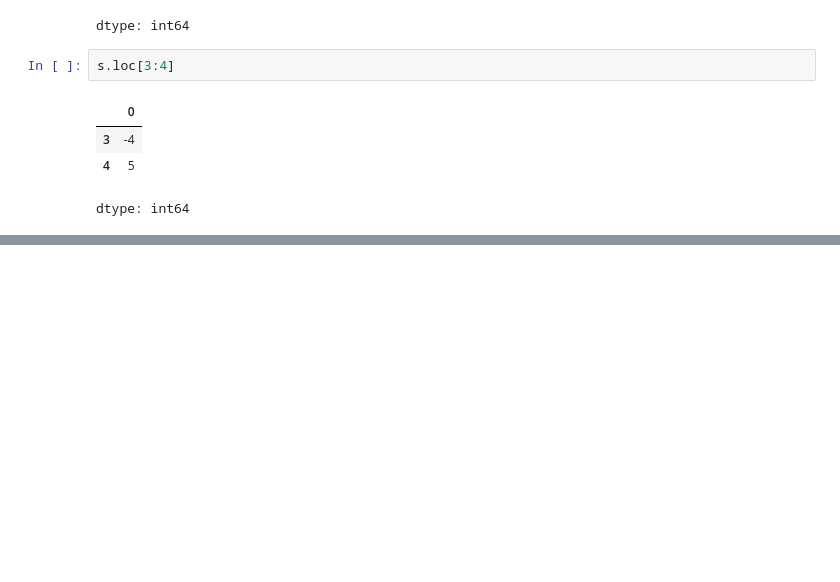
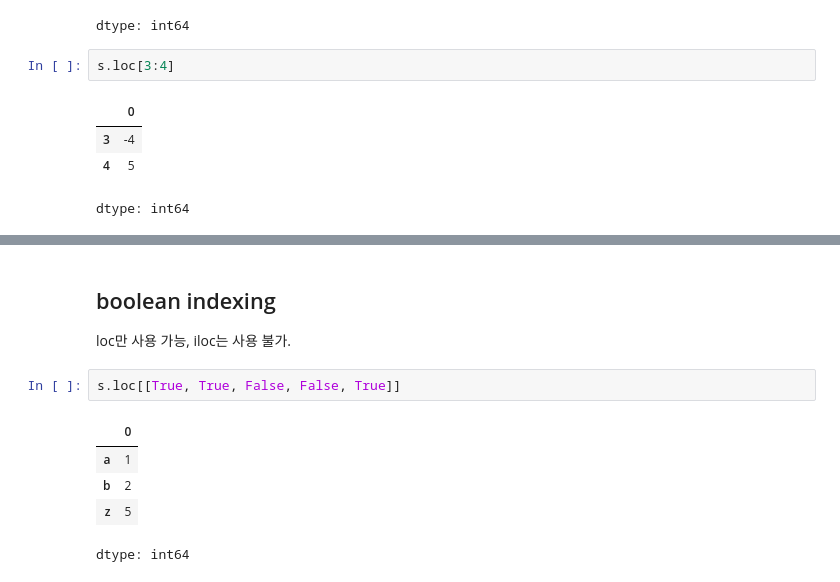
Before and after one commit to JakeOh/202511_BD53, a Jupyter notebook: lab_python/da02_pandas.ipynb, the cells around one changed output, grey strips where cells are left out. Saved outputs shown, nothing was run; the diff lists cells and outputs as text; blank space fills up the shorter version.

```diff
--- a/lab_python/da02_pandas.ipynb
+++ b/lab_python/da02_pandas.ipynb
@@ -108,0 +194,12 @@ dtype: int64
+# %% [markdown]
+## boolean indexing
+
+loc만 사용 가능, iloc는 사용 불가.
+# %%
+s.loc[[True, True, False, False, True]]
+# %% [output]
+|  | 0 |
+| a | 1 |
+| b | 2 |
+| z | 5 |
+dtype: int64
```
Also changed, not shown: parts of 19 cells of this notebook.
